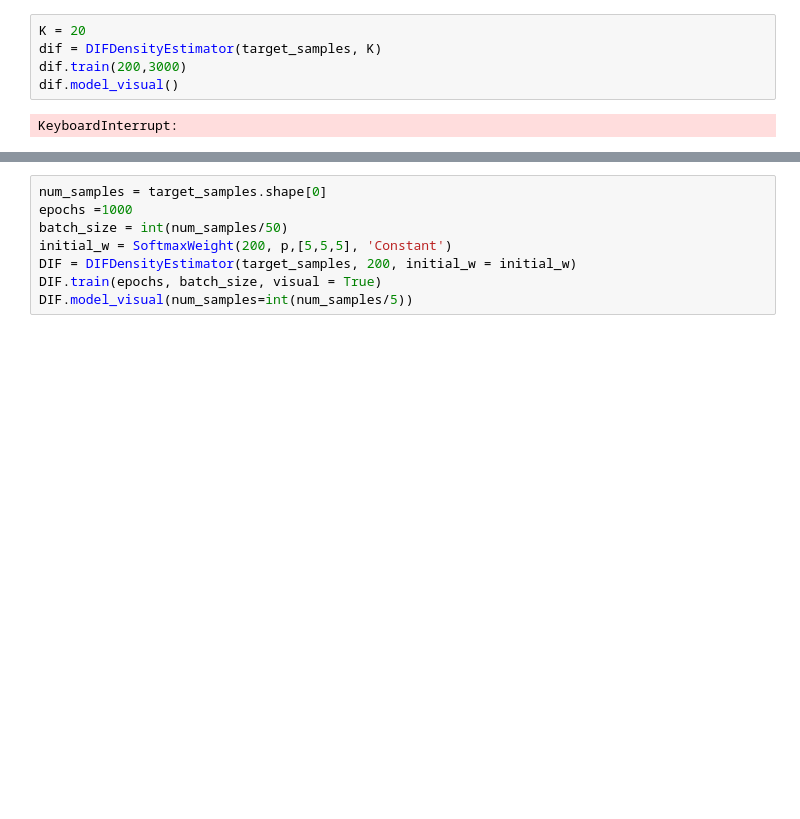
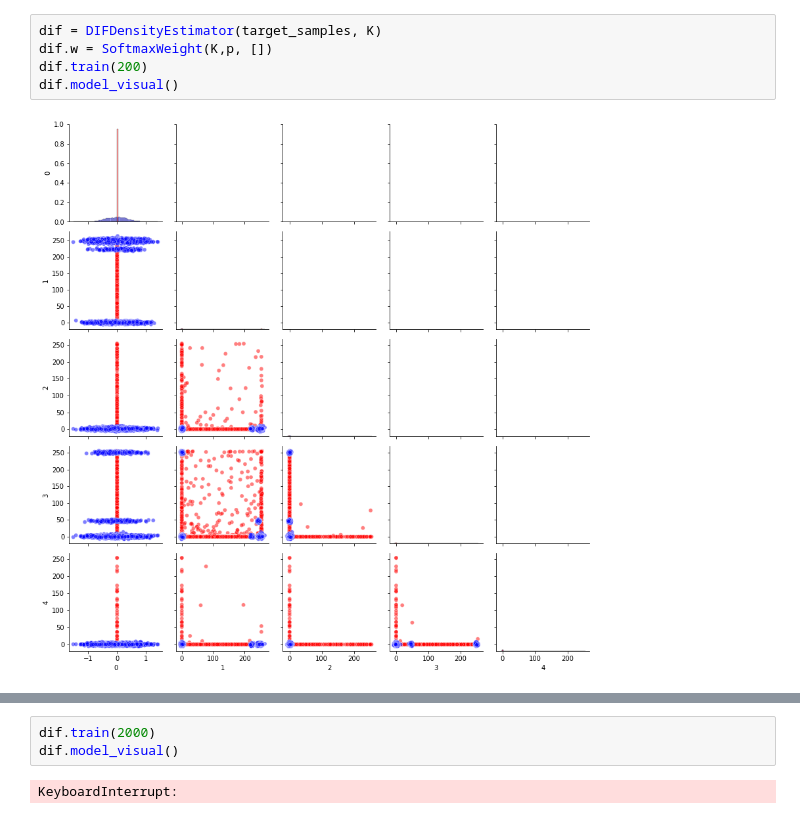
Before and after one commit to ElouanARGOUARCH/Discretely-Indexed-Flows, a Jupyter notebook: experiments/[WORK IN PROGRESS] DIF MNIST.ipynb, the cells around one changed output, grey strips where cells are left out. Saved outputs shown, nothing was run; the diff lists cells and outputs as text; blank space fills up the shorter version.

```diff
--- a/experiments/[WORK IN PROGRESS] DIF MNIST.ipynb
+++ b/experiments/[WORK IN PROGRESS] DIF MNIST.ipynb
@@ -45,7 +40,7 @@ number of samples = 60000
 # %%
-K = 20
 dif = DIFDensityEstimator(target_samples, K)
-dif.train(200,3000)
+dif.w = SoftmaxWeight(K,p, [])
+dif.train(200)
 dif.model_visual()
 # %% [output]
-KeyboardInterrupt:
+[figure, added]
@@ -52,8 +48,5 @@ KeyboardInterrupt:
-# %%
-num_samples = target_samples.shape[0]
-epochs =1000
-batch_size = int(num_samples/50)
-initial_w = SoftmaxWeight(200, p,[5,5,5], 'Constant')
-DIF = DIFDensityEstimator(target_samples, 200, initial_w = initial_w)
-DIF.train(epochs, batch_size, visual = True)
-DIF.model_visual(num_samples=int(num_samples/5))
+# %%
+dif.train(2000)
+dif.model_visual()
+# %% [output]
+KeyboardInterrupt:
```
Also changed, not shown: parts of 5 cells of this notebook, 4 other files.
